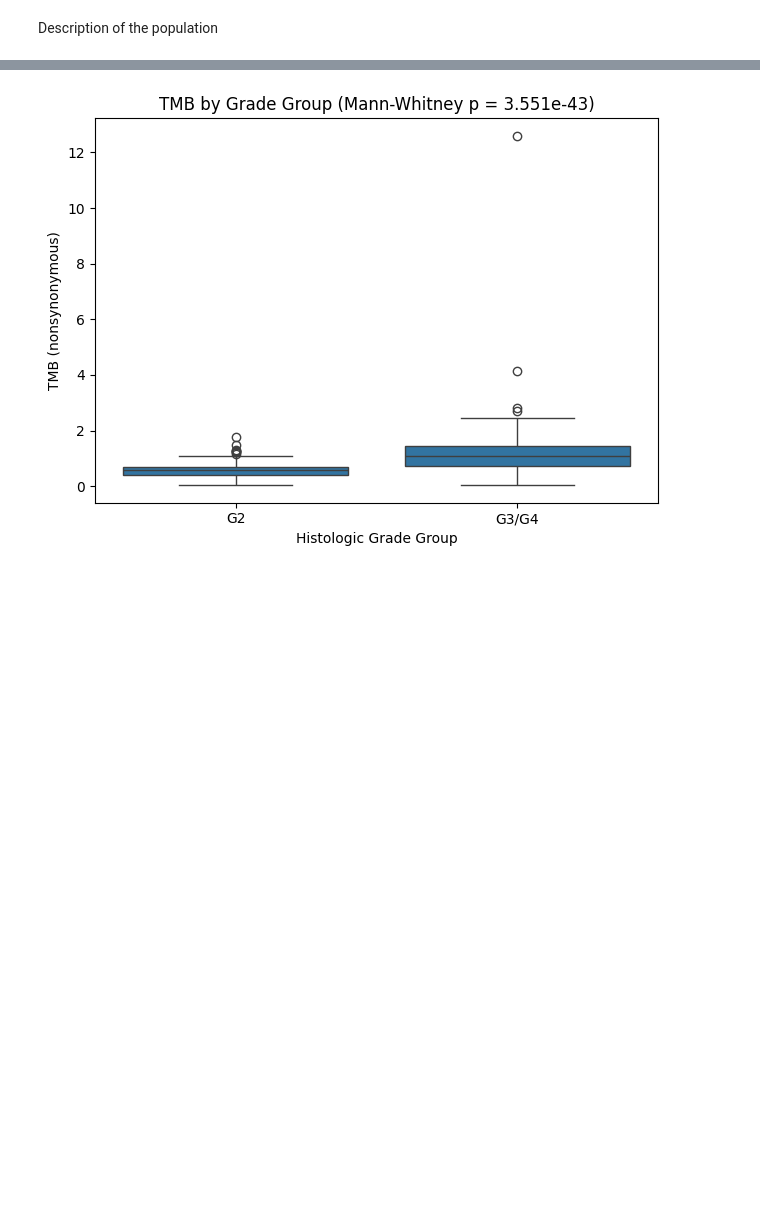
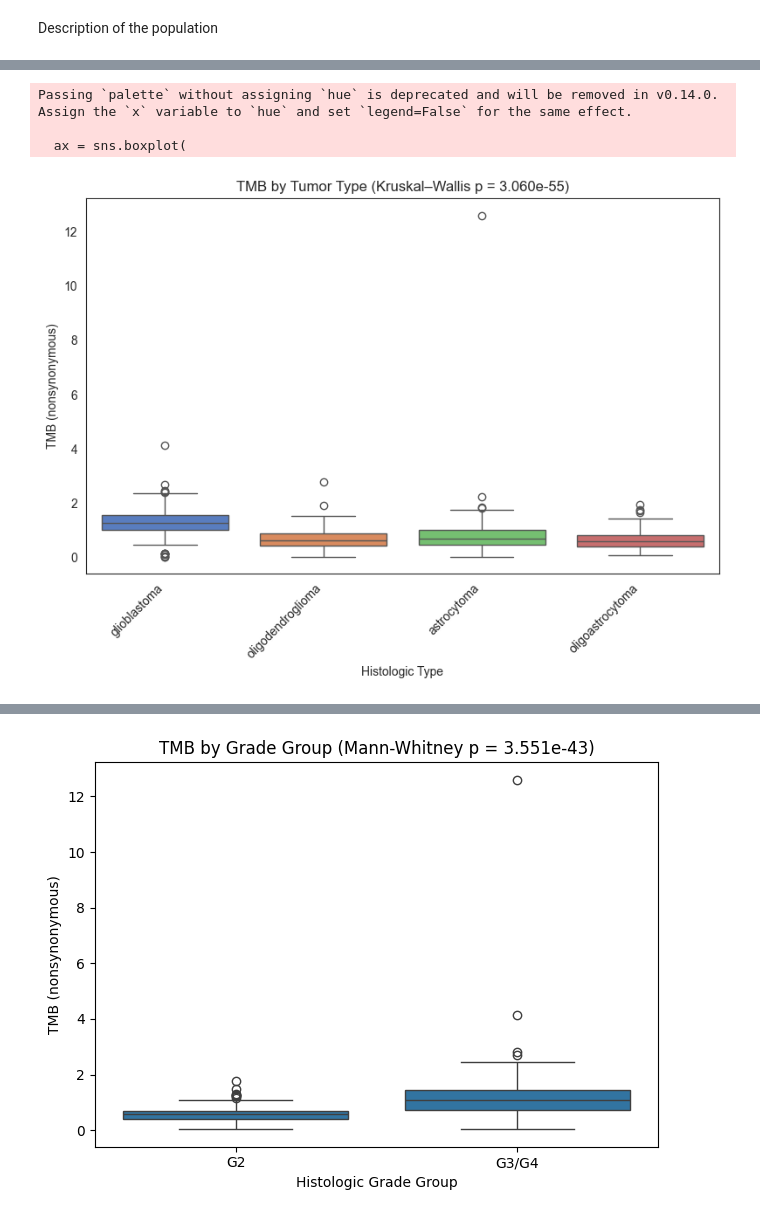
Before and after one commit to GalinaGl/CAS_ADS_2024, a Jupyter notebook: Final project/Data/Final_project_GGlousker.ipynb, the cells around one changed output, grey strips where cells are left out. Drawn from its saved outputs; the diff is of its cells as text; code cells hidden in the pictures; blank space fills up the shorter version.

```diff
--- a/Final project/Data/Final_project_GGlousker.ipynb
+++ b/Final project/Data/Final_project_GGlousker.ipynb
@@ -554,0 +638,37 @@ plt.show()
+# %%
+import pandas as pd
+import seaborn as sns
+import matplotlib.pyplot as plt
+from scipy.stats import kruskal
+
+# 1. One row per patient with TMB and histologic type
+cols = ['Patient ID', 'Neoplasm Histologic Type Name', 'TMB (nonsynonymous)']
+df_tmb = clinical_mutations_pathways[cols].drop_duplicates('Patient ID')
+df_tmb = df_tmb.dropna(subset=['TMB (nonsynonymous)'])
+
+# 2. Prepare data for Kruskal–Wallis test
+types = ['glioblastoma', 'oligodendroglioma', 'astrocytoma', 'oligoastrocytoma']
+groups = [df_tmb[df_tmb['Neoplasm Histologic Type Name'] == t]['TMB (nonsynonymous)'] for t in types]
+h_stat, p_value = kruskal(*groups)
+
+# 3. Plot
+sns.set_style("white")
+plt.figure(figsize=(8, 6))
+ax = sns.boxplot(
+    data=df_tmb,
+    x='Neoplasm Histologic Type Name',
+    y='TMB (nonsynonymous)',
+    order=types,
+    palette="muted"
+)
+ax.set_title(f"TMB by Tumor Type (Kruskal–Wallis p = {p_value:.3e})")
+ax.set_xlabel('Histologic Type')
+ax.set_ylabel('TMB (nonsynonymous)')
+plt.xticks(rotation=45, ha='right')
+plt.tight_layout()
+plt.show()
+# %% [output]
+Passing `palette` without assigning `hue` is deprecated and will be removed in v0.14.0. Assign the `x` variable to `hue` and set `legend=False` for the same effect.
+
+  ax = sns.boxplot(
+[figure, added]
```
Also changed, not shown: parts of 10 cells of this notebook, 4 other files.
